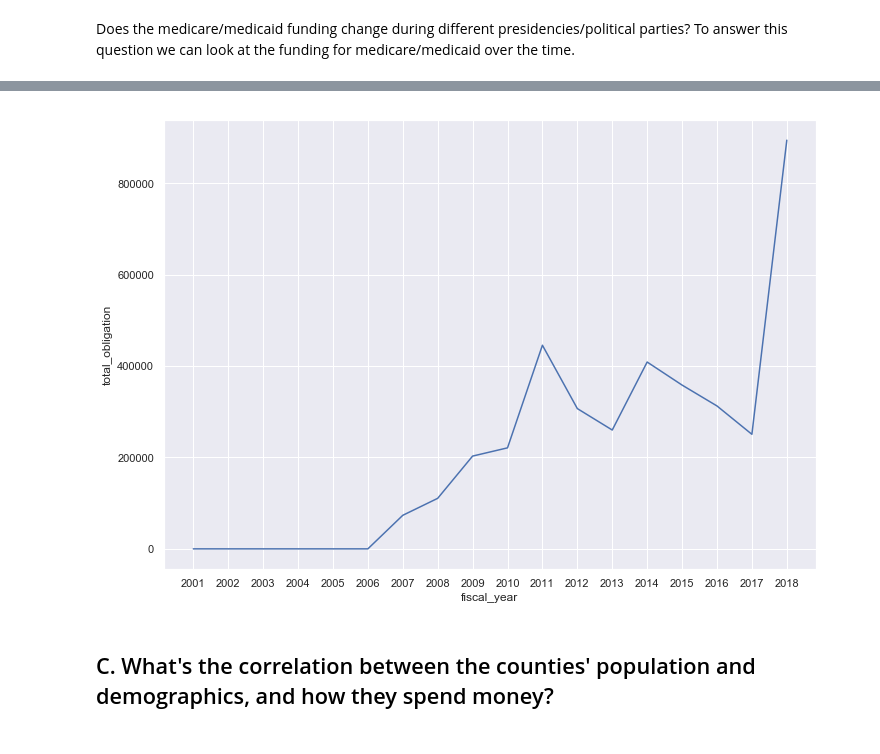
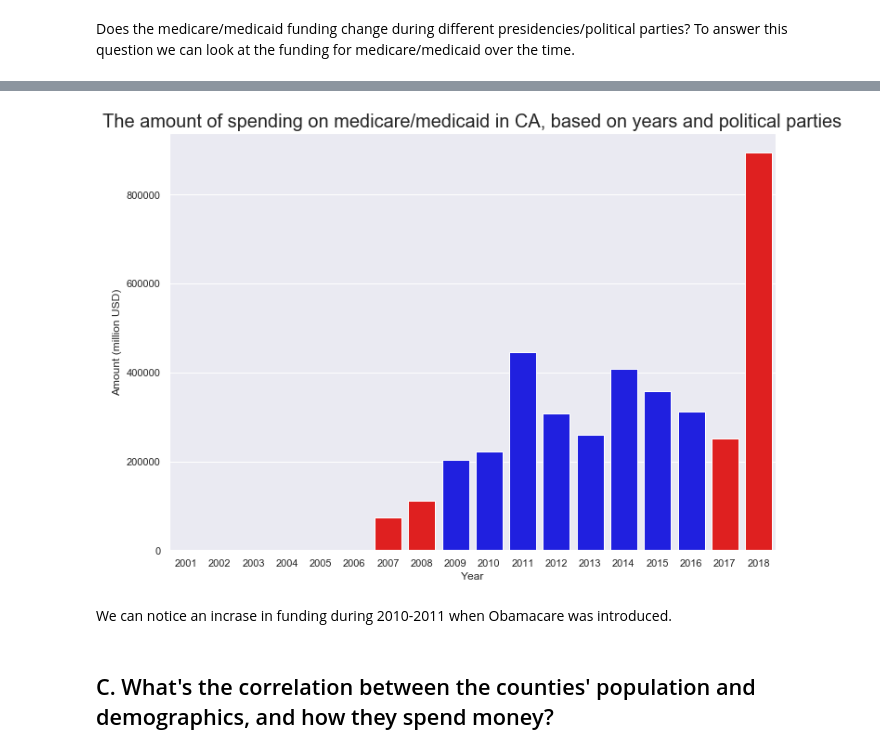
Before and after one commit to davis-io/project, a Jupyter notebook: Report.ipynb, the cells around one changed output, grey strips where cells are left out. Drawn from its saved outputs; the diff is of its cells as text; code cells hidden in the pictures.

```diff
--- a/Report.ipynb
+++ b/Report.ipynb
@@ -267,10 +269,19 @@ categories.head(10)
 We can see that most of the money funded by Department of Health and Human Services goes to health category, such as Centers for Medicare and Medicaid Services, Health Resources and Services Administration, National Institutes of Health, Indian Health Service, and Centers for Disease Control and Prevention. Administration for Children and Families and Department of Energy are also the top agencies that receive the most money.
 # %% [markdown]
 Does the medicare/medicaid funding change during different presidencies/political parties? To answer this question we can look at the funding for medicare/medicaid over the time.
+# %%
+# Colorize plot based on political party:
+def colorize(row):
+    if row.President == 'Democrat':
+        return 'blue'
+    else:
+        return 'red'
 # %%
-medi = df[df['awarding_subtier_agency_name']=='Centers for Medicare and Medicaid Services'].groupby(['fiscal_year'])['total_obligation'].sum().reset_index().sort_values(by='fiscal_year', ascending=False)
+# Extract data from medicare/medicaid
+medi = df[df.awarding_subtier_agency_name=='Centers for Medicare and Medicaid Services'].groupby(['fiscal_year'])['total_obligation'].sum().reset_index().sort_values(by='fiscal_year', ascending=False)
 presidents = ['Republican', 'Republican', 'Democrat', 'Democrat', 'Democrat', 'Democrat', 'Democrat', 'Democrat',
               'Democrat', 'Democrat', 'Republican', 'Republican', 'Republican', 'Republican', 'Republican', 'Republican', 'Republican',
               'Republican']
 medi['President'] = presidents
-medi['fiscal_year'] = medi['fiscal_year'].apply(lambda x: str(x))
+medi['fiscal_year'] = pd.to_datetime(medi['fiscal_year'])
+medi['color'] = medi.apply(lambda row: colorize(row), axis=1)
@@ -297,8 +288,17 @@ medi
-# %%
-sns.lineplot(x='fiscal_year', y='total_obligation', data=medi)
-plt.show()
-# %% [output]
-[figure, removed]
+# %%
+# Extract list of colors
+colors = list(medi.color)[::-1]
+# %%
+ax = sns.barplot(x="fiscal_year", y="total_obligation", data=medi,
+            palette=colors)
+ax.set_title('The amount of spending on medicare/medicaid in CA, based on years and political parties', fontsize=20)
+ax.set_xlabel('Year')
+ax.set_ylabel('Amount (million USD)')
+plt.show()
+# %% [output]
+[figure, added]
+# %% [markdown]
+We can notice an incrase in funding during 2010-2011 when Obamacare was introduced.
 # %% [markdown]
 ## C. What's the correlation between the counties' population and demographics, and how they spend money?
 # %% [markdown]
```
Also changed, not shown: parts of 10 cells of this notebook, 1 other file.
